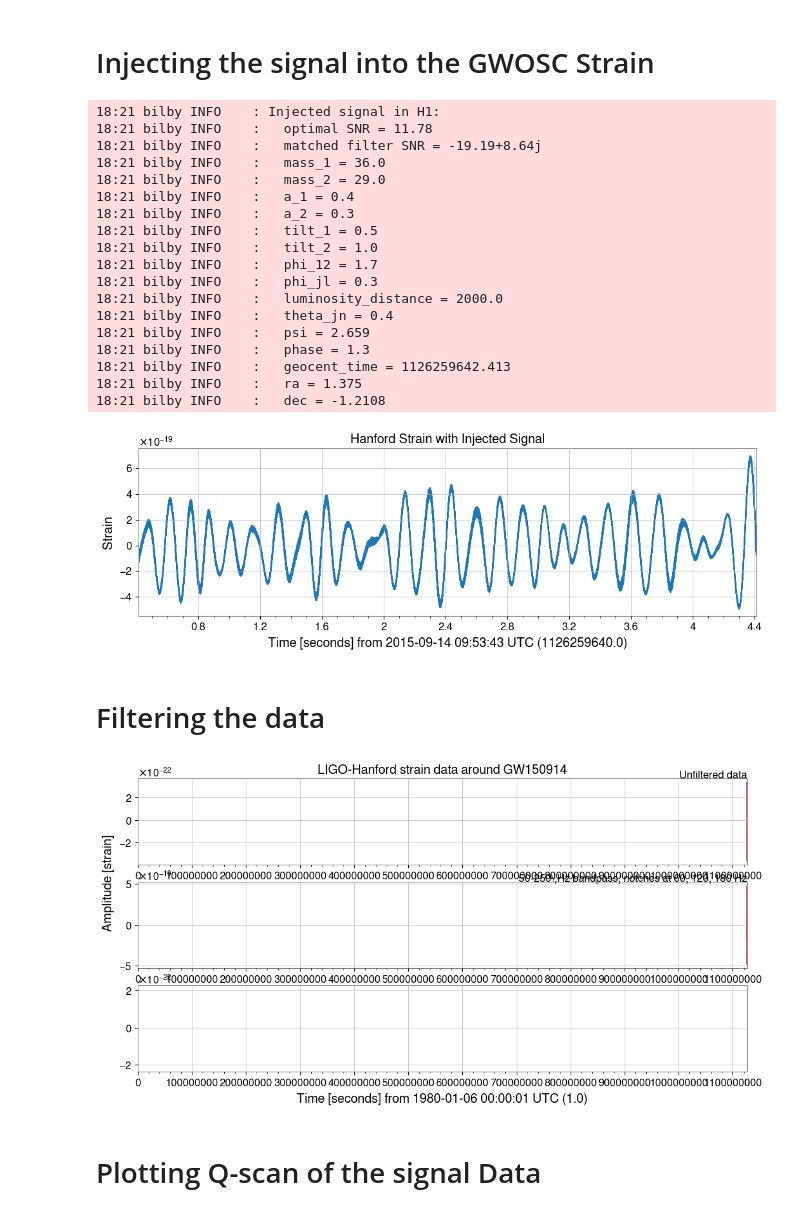
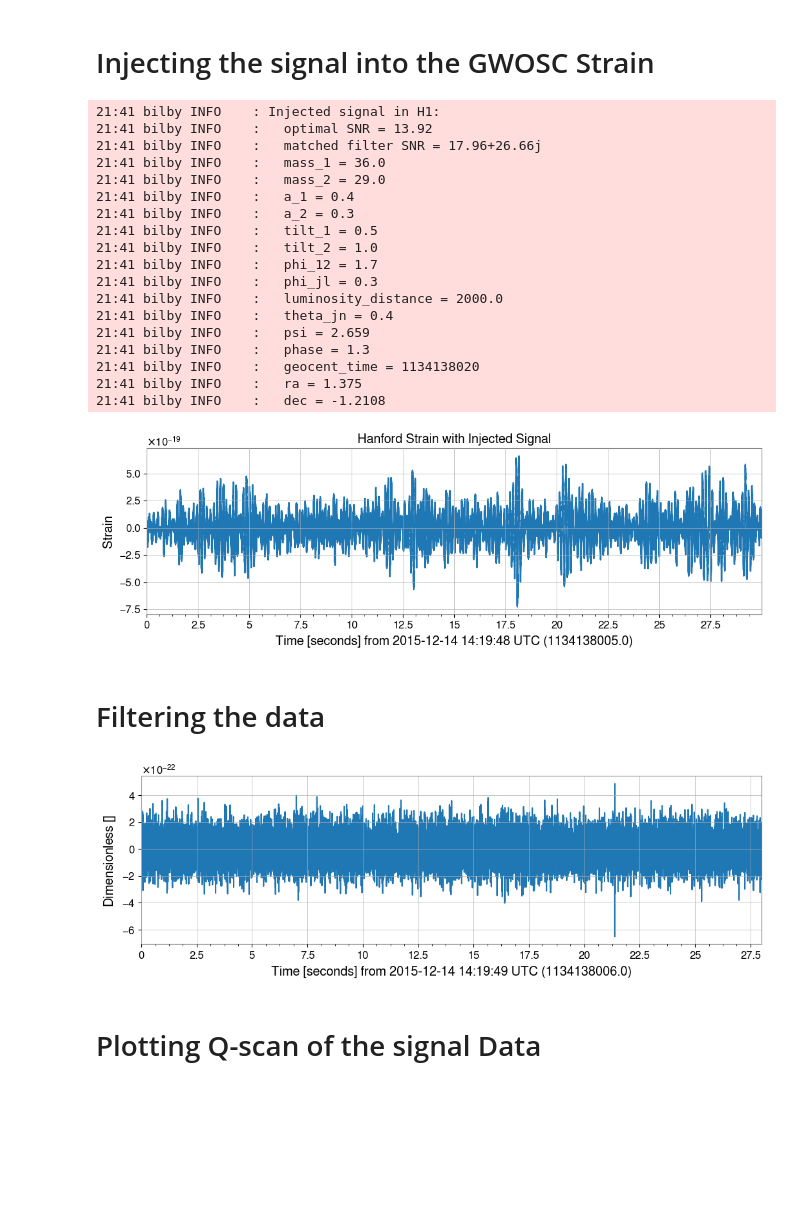
Before and after one commit to eMillar2718/GW_ChirpSim, a Jupyter notebook: GW_sim_test.ipynb, the cells around one changed output. Drawn from its saved outputs; the diff is of its cells as text; code cells hidden in the pictures; blank space fills up the shorter version.

Commit message:
Changed variable naming for merger time, centred simulated waveform in the middle of the zero noise interferometer, added randomiser for merger GPS time in the range of O1

```diff
--- a/GW_sim_test.ipynb
+++ b/GW_sim_test.ipynb
@@ -28,8 +11,13 @@ import lal
 # Setting Universal Parameters
 # %%
 sampling_frequency = 4096
-duration = 4
+duration = 30
 minimum_frequency = 20
+
+merger_time = np.random.randint(1126051217, 1137254417)
+
+start_time = merger_time - (duration/2)
+end_time = start_time + duration
 # %% [markdown]
 # Setting Simulated Signal Parameters
 # %%
@@ -46,22 +34,23 @@ injection_parameters = dict(
     theta_jn=0.4,
     psi=2.659,
     phase=1.3,
-    geocent_time=1126259642.413,
+    geocent_time=merger_time,
     ra=1.375,
     dec=-1.2108
     )
 
+
 waveform_arguments = dict(
-    waveform_approximant="IMRPhenomPv2", #Where in the source code are the lists of approximants specified?
-    #reference_frequency=minimum_frequency,
+    waveform_approximant="IMRPhenomPv2",
+    reference_frequency=minimum_frequency,
     minimum_frequency=minimum_frequency,
-    start_time=injection_parameters["geocent_time"] - 2
+    start_time=merger_time - 2
 )
 
 waveform_generator = bilby.gw.WaveformGenerator(
     duration = duration,
     sampling_frequency=sampling_frequency,
-    frequency_domain_source_model=bilby.gw.source.lal_binary_black_hole, #Where in the source code references the available time domain source models
+    frequency_domain_source_model=bilby.gw.source.lal_binary_black_hole,
     parameter_conversion=bilby.gw.conversion.convert_to_lal_binary_black_hole_parameters,
     waveform_arguments=waveform_arguments,
 )
@@ -73,9 +62,7 @@ waveform_generator = bilby.gw.WaveformGenerator(
 # %% [markdown]
 # Defining the Strain Data
 # %%
-start_time = injection_parameters["geocent_time"] - 2
-end_time = start_time + duration
-time_series = TimeSeries.fetch_open_data('H1', start_time, end_time)
+time_series = TimeSeries.fetch_open_data('H1', start_time, end_time) #Fetching the data from GWOSC
 
 plot = time_series.plot()
 
@@ -95,7 +82,7 @@ Plotting the simualted waveform for troubleshooting, allows us to see what the w
 H1 = bilby.gw.detector.get_empty_interferometer('H1')
 
 #Setting the strain data with zero noise
-H1.set_strain_data_from_zero_noise(sampling_frequency=sampling_frequency, duration=duration)
+H1.set_strain_data_from_zero_noise(sampling_frequency=sampling_frequency, duration=duration, start_time = start_time)
 
 #Injecting generated waveform into interferomoter
 H1.inject_signal_from_waveform_generator(parameters=injection_parameters, waveform_generator=waveform_generator)
@@ -150,60 +136,55 @@ ax.set_title('Hanford Strain with Injected Signal')
 
 plt.show()
 # %% [output]
-18:21 bilby INFO    : Injected signal in H1:
-18:21 bilby INFO    :   optimal SNR = 11.78
-18:21 bilby INFO    :   matched filter SNR = -19.19+8.64j
-18:21 bilby INFO    :   mass_1 = 36.0
-18:21 bilby INFO    :   mass_2 = 29.0
-18:21 bilby INFO    :   a_1 = 0.4
-18:21 bilby INFO    :   a_2 = 0.3
-18:21 bilby INFO    :   tilt_1 = 0.5
-18:21 bilby INFO    :   tilt_2 = 1.0
-18:21 bilby INFO    :   phi_12 = 1.7
-18:21 bilby INFO    :   phi_jl = 0.3
-18:21 bilby INFO    :   luminosity_distance = 2000.0
-18:21 bilby INFO    :   theta_jn = 0.4
-18:21 bilby INFO    :   psi = 2.659
-18:21 bilby INFO    :   phase = 1.3
-18:21 bilby INFO    :   geocent_time = 1126259642.413
-18:21 bilby INFO    :   ra = 1.375
-18:21 bilby INFO    :   dec = -1.2108
+21:41 bilby INFO    : Injected signal in H1:
+21:41 bilby INFO    :   optimal SNR = 13.92
+21:41 bilby INFO    :   matched filter SNR = 17.96+26.66j
+21:41 bilby INFO    :   mass_1 = 36.0
+21:41 bilby INFO    :   mass_2 = 29.0
+21:41 bilby INFO    :   a_1 = 0.4
+21:41 bilby INFO    :   a_2 = 0.3
+21:41 bilby INFO    :   tilt_1 = 0.5
+21:41 bilby INFO    :   tilt_2 = 1.0
+21:41 bilby INFO    :   phi_12 = 1.7
+21:41 bilby INFO    :   phi_jl = 0.3
+21:41 bilby INFO    :   luminosity_distance = 2000.0
+21:41 bilby INFO    :   theta_jn = 0.4
+21:41 bilby INFO    :   psi = 2.659
+21:41 bilby INFO    :   phase = 1.3
+21:41 bilby INFO    :   geocent_time = 1134138020
+21:41 bilby INFO    :   ra = 1.375
+21:41 bilby INFO    :   dec = -1.2108
-[figure, old version]
+[figure, new version]
 # %% [markdown]
 # Filtering the data
 # %%
 #Setting the bandpass filter to cut out high and low frequencies
 bp = filter_design.bandpass(50, 250, time_series.sample_rate)
 
 #Setting notch filters for the first 3 harmonics of 60Hz AC mains power supply
 notches = [filter_design.notch(line, time_series.sample_rate) for
            line in (60, 120, 180)]
 
 #Concatenate filters together
 zpk = filter_design.concatenate_zpks(bp, *notches)
 
 #Applying the filter
 data_filtered = data_injected.filter(zpk, filtfilt=True)
 
 #Cropping the data to remove corrupted data at the beginning and end of data (caused by filter)
 data_filtered = data_filtered.crop(*data_filtered.span.contract(1))
 
 #Cropping unfiltered data for comparison
 data_injected_crop = data_injected.crop(*data_injected.span.contract(1))
 timeseries_no_noise_crop = timeseries_no_noise.crop(*timeseries_no_noise.span.contract(1))
 
-plot = Plot(data_filtered, data_injected_crop, timeseries_no_noise_crop, figsize=[12, 6], separate=True, sharex=True,
-            color='gwpy:ligo-hanford')
-ax1, ax2, ax3 = plot.axes
-ax1.set_title('LIGO-Hanford strain data around GW150914')
-ax1.text(1.0, 1.01, 'Unfiltered data', transform=ax1.transAxes, ha='right')
-ax1.set_ylabel('Amplitude [strain]', y=-0.2)
-ax2.set_ylabel('')
-ax2.text(1.0, 1.01, r'50-250\,Hz bandpass, notches at 60, 120, 180 Hz',
-         transform=ax2.transAxes, ha='right')
+plot = data_filtered.plot()
+
+ax = plot.gca()
+
 plot.show()
 # %% [output]
-[figure, old version]
+[figure, new version]
 # %% [markdown]
 # Plotting Q-scan of the signal Data
 # %%
```
Also changed, not shown: parts of 7 cells of this notebook.
